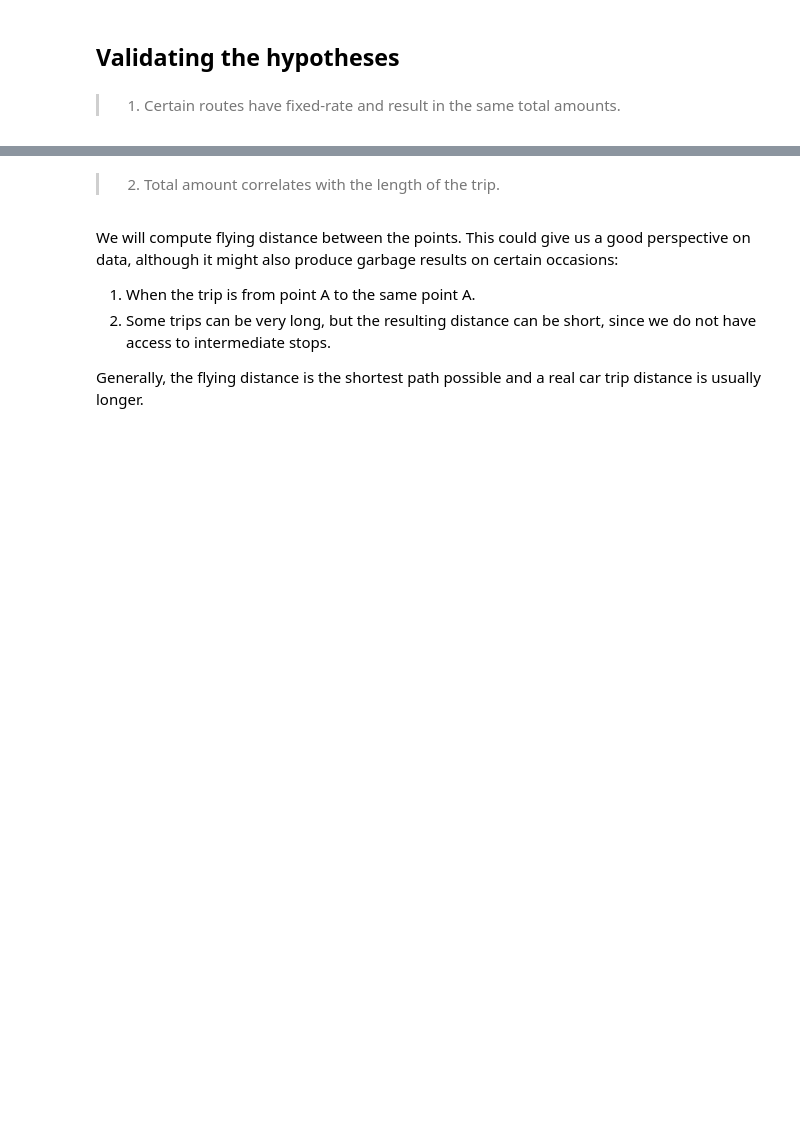
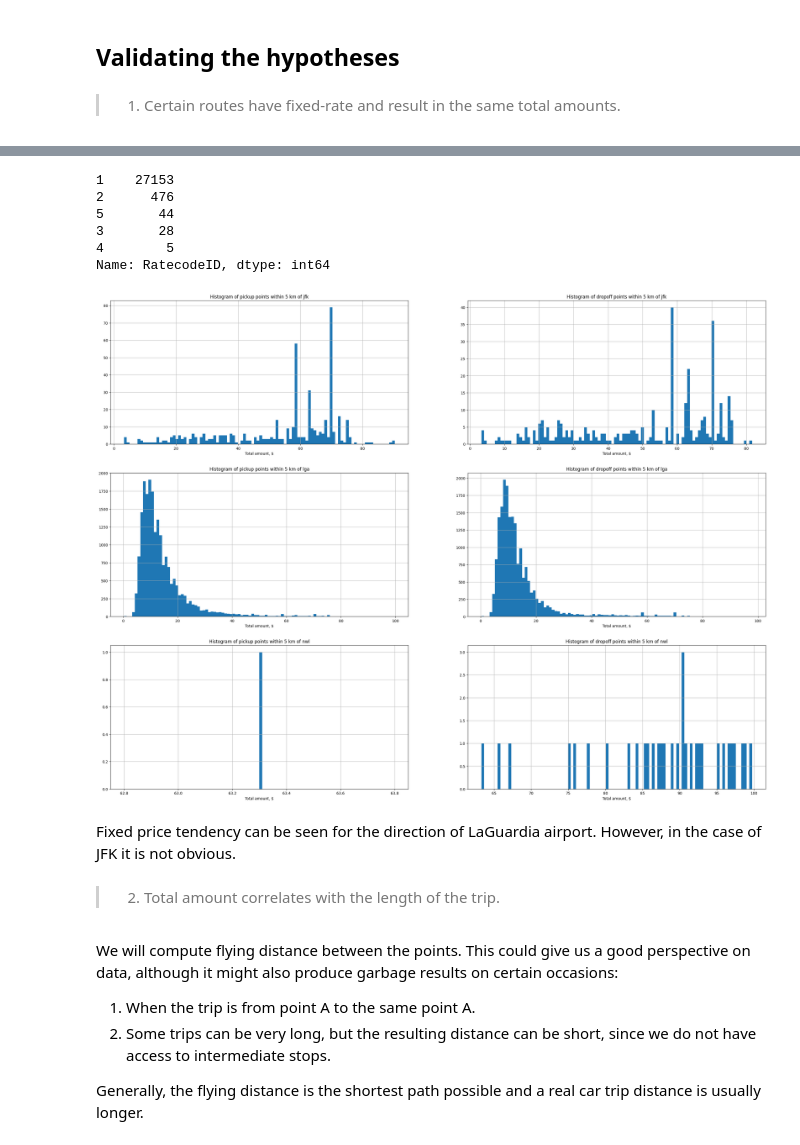
Before and after one commit to t3ch123/reimagined-computing-machine, a Jupyter notebook: notebook.ipynb, the cells around one changed output, grey strips where cells are left out. Saved outputs shown, nothing was run; the diff lists cells and outputs as text; code cells hidden in the pictures; blank space fills up the shorter version.

Commit message:
Finish hotspot exploration

```diff
--- a/notebook.ipynb
+++ b/notebook.ipynb
@@ -145,3 +159,59 @@ We can also state these basic intuitions
+# %%
+df_data.RatecodeID.value_counts()
+# %% [output]
+1    27153
+2      476
+5       44
+3       28
+4        5
+Name: RatecodeID, dtype: int64
+# %%
+from enum import Enum
+
+class HotspotCoordinates(Enum):
+    # Source maps.google.com
+
+    jfk = (-73.8148421, 40.6544961)  # John F. Kennedy International Airport
+    lga = (-74.0140416, 40.7769271)  # LaGuardia Airport
+    nwl = (-74.1744624, 40.6895314)  # Newark Liberty International Airport
+# %%
+def plot_total_amount_to(coords: HotspotCoordinates, ax, d_range=5):
+    from geopy import distance
+
+    key = "distance_to_" + coords.name
+
+    df_data["pickup_" + key] = df_data.apply(
+        lambda row: \
+        distance.geodesic(
+            (row.pickup_longitude, row.pickup_latitude), (coords.value[0], coords.value[1])
+        ).km,
+        axis=1
+    )
+
+    df_data[df_data["pickup_" + key] < d_range].total_amount.hist(bins=100, ax=ax[0])
+    ax[0].set_xlabel("Total amount, $")
+    ax[0].set_title("Histogram of pickup points within {} km of {}".format(d_range, coords.name))
+
+    df_data["dropoff_" + key] = df_data.apply(
+        lambda row: \
+        distance.geodesic(
+            (row.dropoff_longitude, row.dropoff_latitude), (coords.value[0], coords.value[1])
+        ).km,
+        axis=1
+    )
+
+    df_data[df_data["dropoff_" + key] < d_range].total_amount.hist(bins=100, ax=ax[1])
+    ax[1].set_xlabel("Total amount, $")
+    ax[1].set_title("Histogram of dropoff points within {} km of {}".format(d_range, coords.name))
+# %%
+fig, axis = plt.subplots(3, 2, figsize=(32, 24))
+plot_total_amount_to(HotspotCoordinates.jfk, axis[0])
+plot_total_amount_to(HotspotCoordinates.lga, axis[1])
+plot_total_amount_to(HotspotCoordinates.nwl, axis[2])
+# %% [output]
+[figure, added]
+# %% [markdown]
+Fixed price tendency can be seen for the direction of LaGuardia airport. However, in the case of JFK it is not obvious.
 # %% [markdown]
 > 2. Total amount correlates with the length of the trip.
 # %% [markdown]
```
Also changed, not shown: parts of 3 cells of this notebook.
